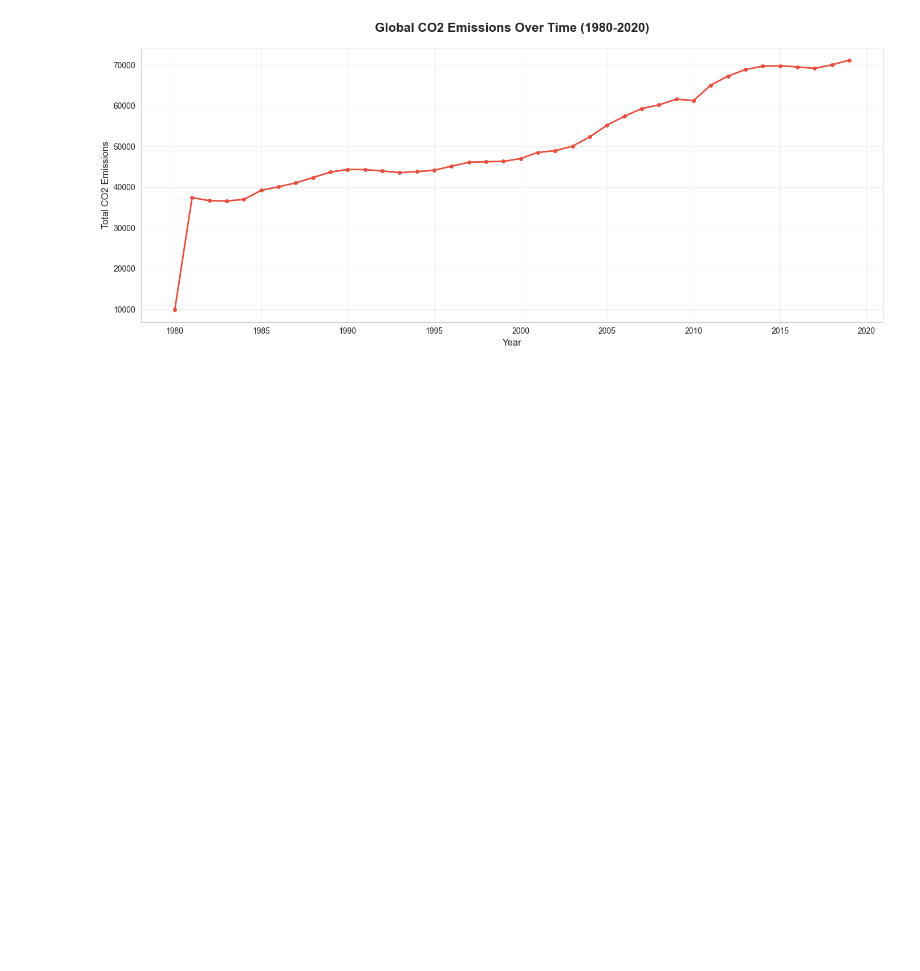
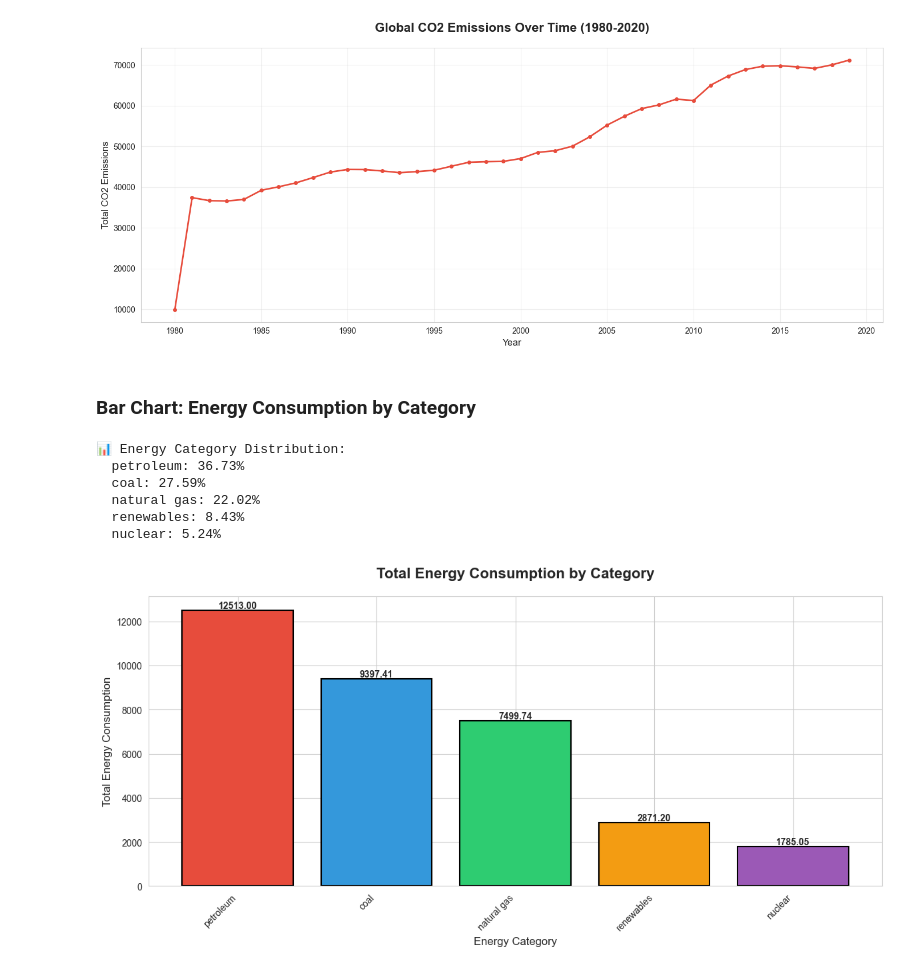
Before and after one commit to enjoy15/Energy-Consumption-CO2-Emissions-Analysis, a Jupyter notebook: jupyter_notebooks/03_data_visualisation_eda.ipynb, the cells around one changed output. Cells and saved outputs as stored; diff of their text form; code cells hidden in the pictures; blank space fills up the shorter version.

Commit message:
Add Energy Consumption by Category Chart

```diff
--- a/jupyter_notebooks/03_data_visualisation_eda.ipynb
+++ b/jupyter_notebooks/03_data_visualisation_eda.ipynb
@@ -107,3 +107,41 @@ plt.grid(True, alpha=0.3)
 plt.tight_layout()
 # %% [output]
 [figure]
+# %% [markdown]
+### Bar Chart: Energy Consumption by Category
+# %%
+# Aggregate by energy category
+category_consumption = df.groupby('Energy_category')['Energy_consumption'].sum().sort_values(ascending=False)
+
+# Create bar chart
+plt.figure(figsize=(12, 6))
+colors = ['#e74c3c', '#3498db', '#2ecc71', '#f39c12', '#9b59b6']
+bars = plt.bar(category_consumption.index, category_consumption.values, color=colors[:len(category_consumption)],
+               edgecolor='black', linewidth=1.5)
+plt.title('Total Energy Consumption by Category', fontsize=16, fontweight='bold', pad=20)
+plt.xlabel('Energy Category', fontsize=12)
+plt.ylabel('Total Energy Consumption', fontsize=12)
+plt.xticks(rotation=45, ha='right')
+
+# Add value labels on bars
+for bar in bars:
+    height = bar.get_height()
+    plt.text(bar.get_x() + bar.get_width()/2., height,
+             f'{height:.2f}',
+             ha='center', va='bottom', fontsize=10, fontweight='bold')
+
+plt.tight_layout()
+
+# Show percentages
+print("\n📊 Energy Category Distribution:")
+for category, consumption in category_consumption.items():
+    pct = (consumption / category_consumption.sum()) * 100
+    print(f"  {category}: {pct:.2f}%")
+# %% [output]
+📊 Energy Category Distribution:
+  petroleum: 36.73%
+  coal: 27.59%
+  natural gas: 22.02%
+  renewables: 8.43%
+  nuclear: 5.24%
+[figure, added]
```
